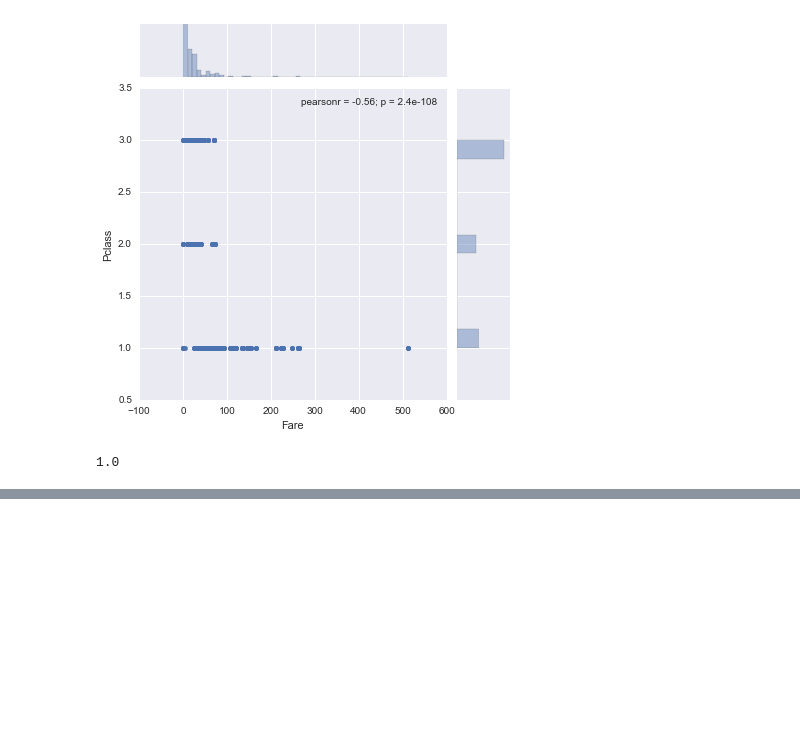
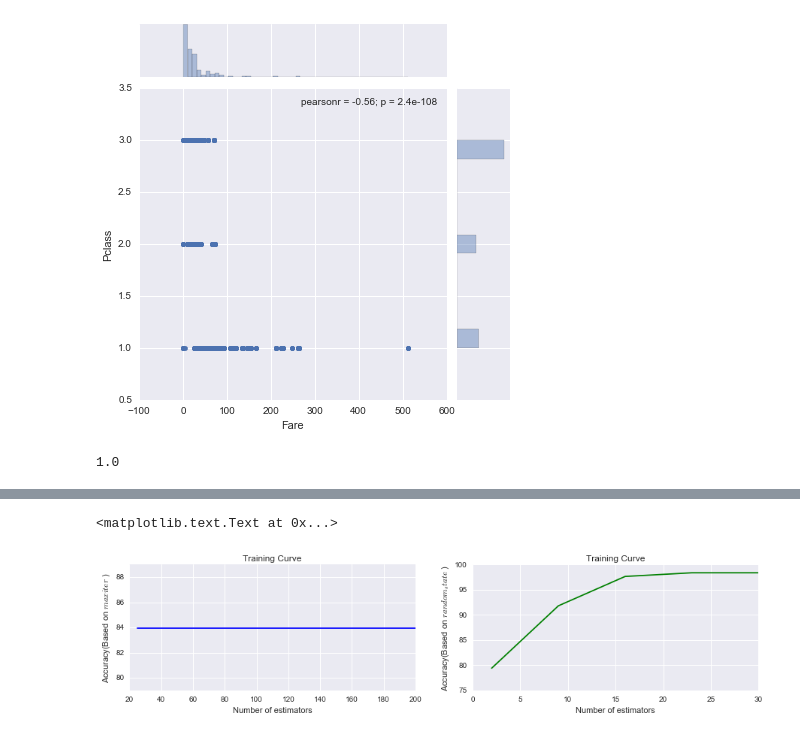
Before and after one commit to phanikiran99/kaggle, a Jupyter notebook: Titanic/Random Forests (Feature Engineering).ipynb, the cells around one changed output, grey strips where cells are left out. Drawn from its saved outputs; the diff is of its cells as text; code cells hidden in the pictures; blank space fills up the shorter version.

```diff
--- a/Titanic/Random Forests (Feature Engineering).ipynb
+++ b/Titanic/Random Forests (Feature Engineering).ipynb
@@ -203,0 +342,11 @@ submission.to_csv('titanic_rf.csv',index=False)
+# %%
+rf_model_new = rf_model.best_estimator_
+rf_model_new.fit(X,y)
+y_pred = rf_model_new.predict(X_test)
+
+#  Submission
+submission = pd.DataFrame({
+        "PassengerId":test_df['PassengerId'],
+        "Survived": y_pred.astype(int)
+    })
+submission.to_csv('titanic_rf_new.csv',index=False)
@@ -211,0 +363,23 @@ lrModel.score(X,y)
+# %%
+parameter_grid = np.linspace(25, 200, 8).astype(int) # Varies the parameters from 25 to 200 8 times
+train_scores, validation_scores = validation_curve(lrModel, X, y,
+        "max_iter", parameter_grid, cv=5)
+
+rs_parameter_grid = np.linspace(2, 40, 5).astype(int) # Varies the parameters from 25 to 200 8 times
+rs_train_scores, depth_validation_scores = validation_curve(lrModel, X, y,
+        "random_state", rs_parameter_grid, cv=5)
+
+plt.figure(figsize=(15,3))
+plt.subplot(1,2,1)
+plt.plot(parameter_grid, 100  * np.average(train_scores, axis=1), color='blue')
+plt.title('Training Curve')
+plt.xlabel('Number of estimators')
+plt.ylabel('Accuracy(Based on $ maxiter $ )')
+plt.subplot(1,2,2)
+plt.plot(depth_parameter_grid, 100  * np.average(depth_train_scores, axis=1), color='green')
+plt.title('Training Curve')
+plt.xlabel('Number of estimators')
+plt.ylabel('Accuracy(Based on $ random_state $ )')
+# %% [output]
+<matplotlib.text.Text at 0x...>
+[figure, added]
```
Also changed, not shown: parts of 29 cells of this notebook, 4 other files.
